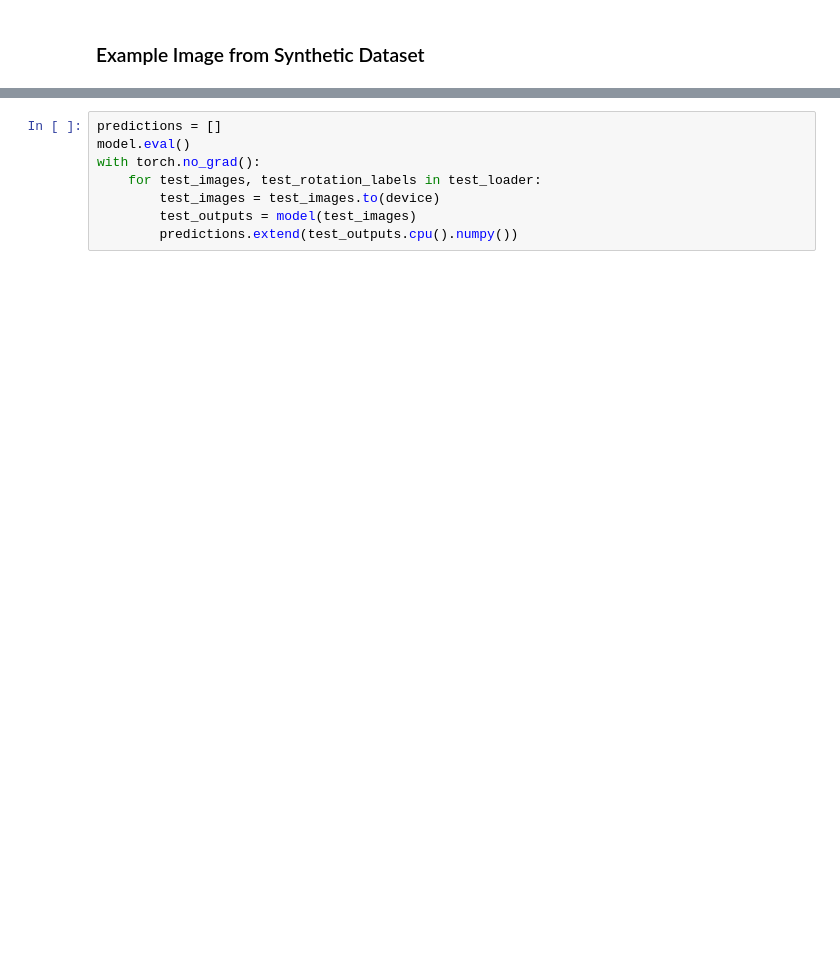
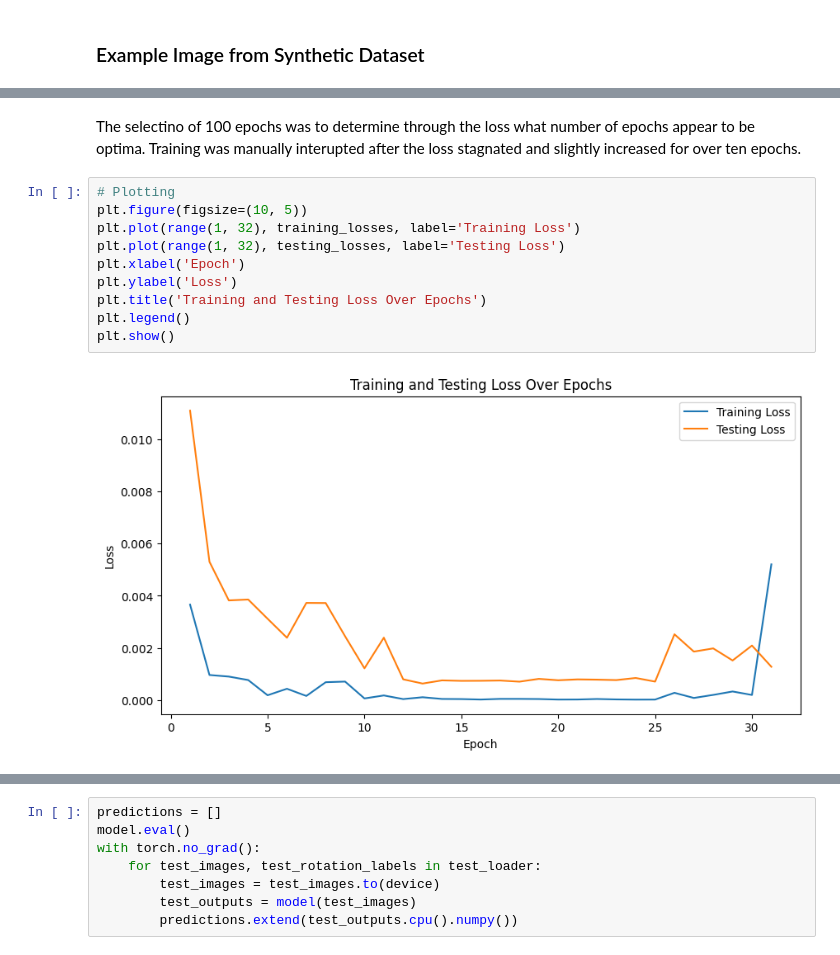
Before and after one commit to elan-wilkinson/OrientationDetectionLegoAerospaceAssembly, a Jupyter notebook: Main.ipynb, the cells around one changed output, grey strips where cells are left out. Saved outputs shown, nothing was run; the diff lists cells and outputs as text; blank space fills up the shorter version.

```diff
--- a/Main.ipynb
+++ b/Main.ipynb
@@ -218,0 +393,14 @@ Epoch 7, Loss: 0.0007155972416512668, Test Loss: 0.002661787188290397
+# %% [markdown]
+The selectino of 100 epochs was to determine through the loss what number of epochs appear to be optima. Training was manually interupted after the loss stagnated and slightly increased for over ten epochs.
+# %%
+# Plotting
+plt.figure(figsize=(10, 5))
+plt.plot(range(1, 32), training_losses, label='Training Loss')
+plt.plot(range(1, 32), testing_losses, label='Testing Loss')
+plt.xlabel('Epoch')
+plt.ylabel('Loss')
+plt.title('Training and Testing Loss Over Epochs')
+plt.legend()
+plt.show()
+# %% [output]
+[figure, added]
```
Also changed, not shown: parts of 34 cells of this notebook.
